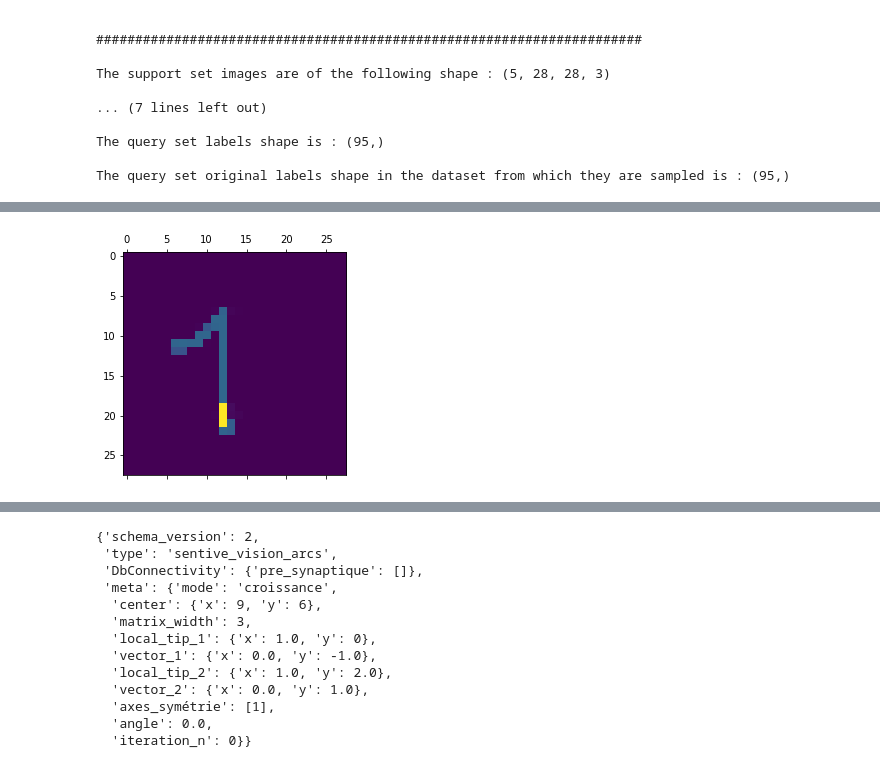
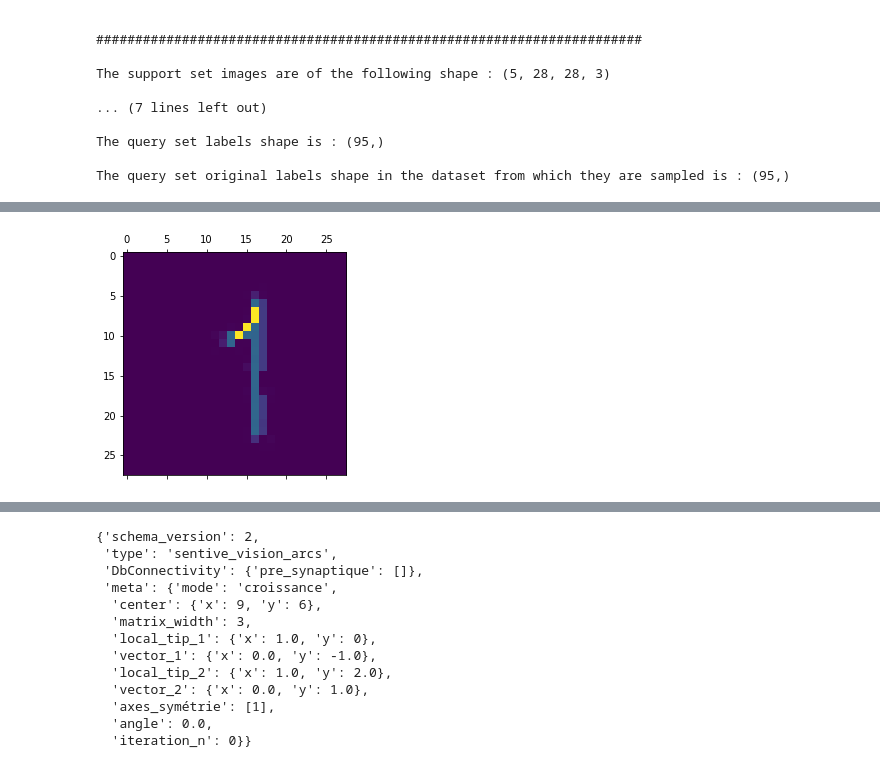
Before and after one commit to oliviermanette/metadl, a Jupyter notebook: starting_kit/sandbox_flod.ipynb, the cells around one changed output, grey strips where cells are left out. Saved outputs shown, nothing was run; the diff lists cells and outputs as text; code cells hidden in the pictures.

```diff
--- a/starting_kit/sandbox_flod.ipynb
+++ b/starting_kit/sandbox_flod.ipynb
@@ -462,6 +462,18 @@ class sentive_neuron_helper():
         output["y"]=int(np.round(np.mean(list_y)))
         return output
 
+    def calc_angle(self, vector1, vector2):
+        # calcul de l'angle pour la rotation
+        np_c_1 = np.array([vector1["x"], vector1["y"]])
+        np_c_2 = np.array([vector2["x"], vector2["y"]])
+        np_c_3 = np.array([-vector1["y"], vector1["x"]])
+        signe = 1
+        test = np.sum(np.multiply(np_c_3,np_c_2))
+        if test < 0 :
+            signe = -1
+        return signe * np.arccos(np.sum(np.multiply(np_c_1,np_c_2))/(np.sqrt(np.sum(np.power(np_c_1,2)))*np.sqrt(np.sum(np.power(np_c_2,2)))))
+
+
 class sentive_neuron(object):
     """
         prototypde de données des objets neurones
@@ -1070,6 +1061,6 @@ show_receptive_field_id(137)
 # %%
-show_neuron_receptive_field(149)
+show_neuron_receptive_field(102)
 # %% [output]
-[figure, old version]
+[figure, new version]
 # %%
 show_all_fields()
```
Also changed, not shown: parts of 18 cells of this notebook.
